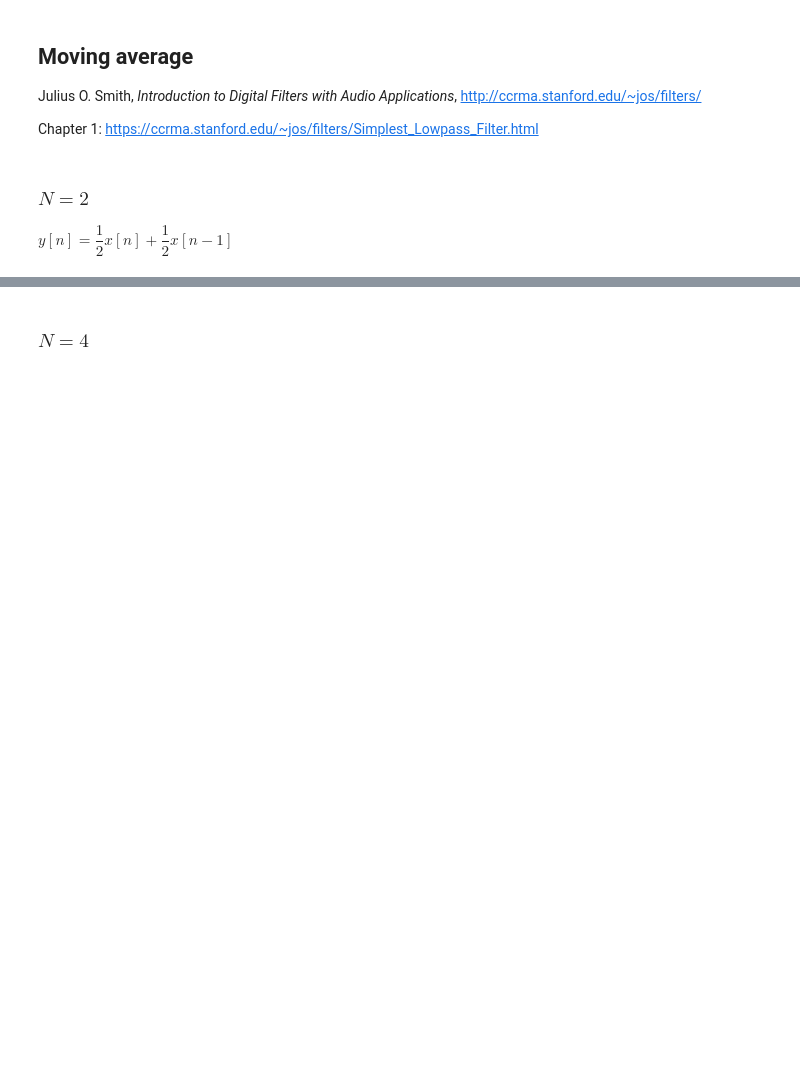
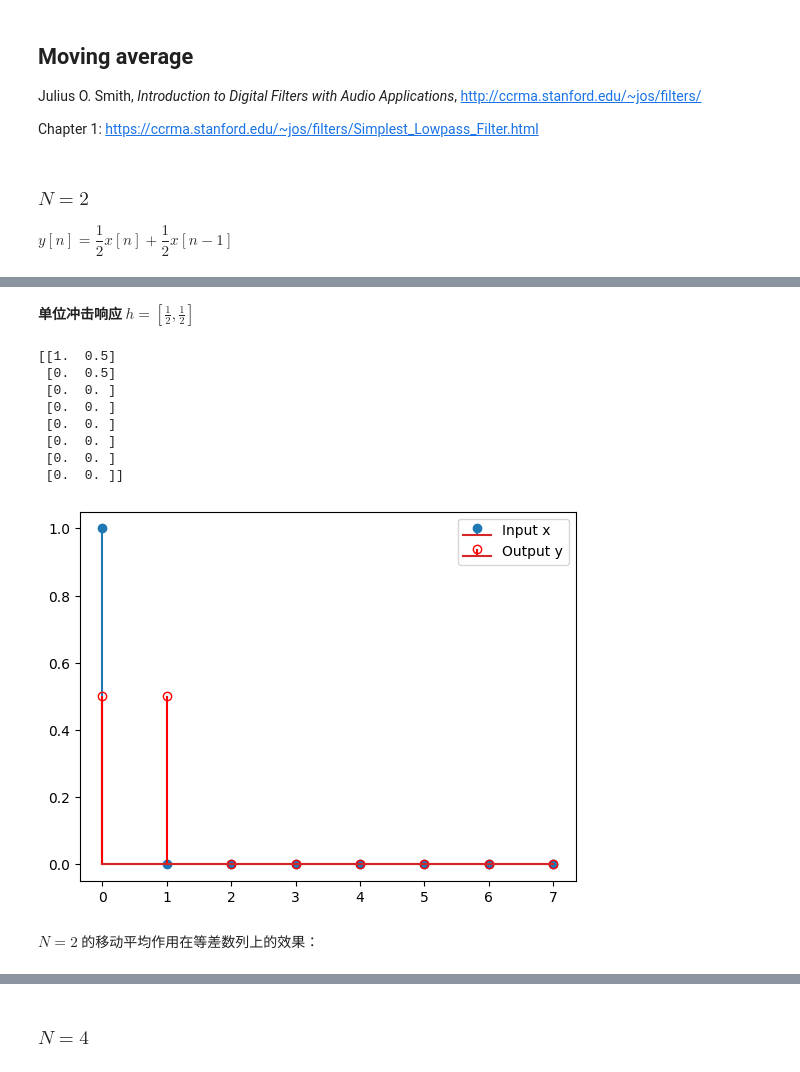
Before and after one commit to chenshuo/notes, a Jupyter notebook: dsp_labs/1-dlti.ipynb, the cells around one changed output, grey strips where cells are left out. Cells and saved outputs as stored; diff of their text form; code cells hidden in the pictures; blank space fills up the shorter version.

```diff
--- a/dsp_labs/1-dlti.ipynb
+++ b/dsp_labs/1-dlti.ipynb
@@ -37,6 +35,7 @@ def draw_pzmap(dlti):
   plt.grid()
 
 def draw_resp_stem(x, y):
-  plt.stem(x)
-  (markerline, _, _) = plt.stem(y, linefmt='r', markerfmt='ro')
+  plt.stem(x, label='Input x')
+  (markerline, _, _) = plt.stem(y, linefmt='r', markerfmt='ro', label='Output y')
   markerline.set_markerfacecolor('none')
+  plt.legend()
@@ -142 +205,22 @@ $y[n] = \dfrac{1}{2}x[n]+\dfrac{1}{2}x[n-1]$
+# %% [markdown]
+**单位冲击响应** $h = [\frac{1}{2}, \frac{1}{2}]$
+# %%
+b = [1/2, 1/2]
+x = signal.unit_impulse(8)
+y = signal.lfilter(b, [1], x)
+
+draw_resp_stem(x, y)
+print(np.array([x, y]).T)
+# %% [output]
+[[1.  0.5]
+ [0.  0.5]
+ [0.  0. ]
+ [0.  0. ]
+ [0.  0. ]
+ [0.  0. ]
+ [0.  0. ]
+ [0.  0. ]]
+[figure, added]
+# %% [markdown]
+$N=2$ 的移动平均作用在等差数列上的效果：
 # %%
```
Also changed, not shown: parts of 100 cells of this notebook, 14 other files.
